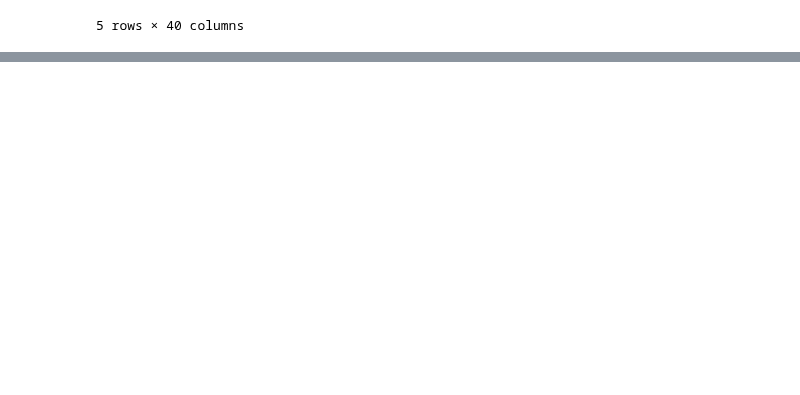
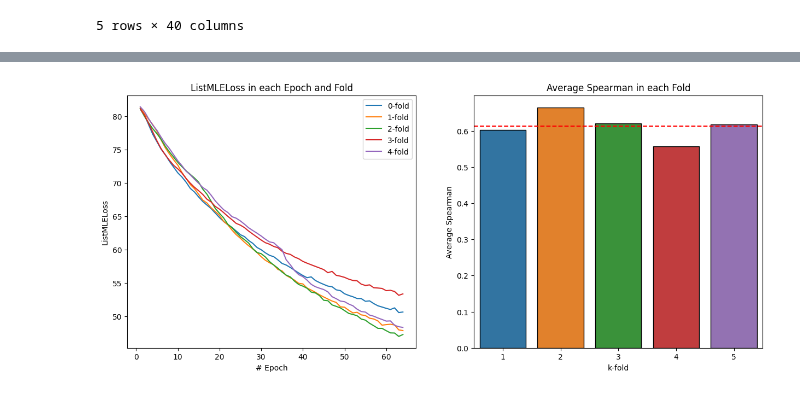
Before and after one commit to nina-prog/meta-learning-for-encoder-selection, a Jupyter notebook: notebooks/week13/week13-listwise-methods-nn-alessio.ipynb, the cells around one changed output, grey strips where cells are left out. Drawn from its saved outputs; the diff is of its cells as text; code cells hidden in the pictures; blank space fills up the shorter version.

```diff
--- a/notebooks/week13/week13-listwise-methods-nn-alessio.ipynb
+++ b/notebooks/week13/week13-listwise-methods-nn-alessio.ipynb
@@ -120,11 +138,11 @@ y_train = y_train.fillna(np.max(y_train))
 # %%
+EPOCHS: int = 64
+BATCH_SIZE: int = 2
+
 scores = []
-dummy_pipe = Pipeline([
-    ("model", ExtraTreesRegressor(random_state=43))
-])
+histories = {}
 
-for fold in cv_indices:
-    #X_train_org_tr = X_train_org.iloc[fold[0]]
+for i, fold in enumerate(cv_indices):
     X_train_org_te = X_train_org.iloc[fold[1]]
 
     X_tr = X_train.iloc[fold[0]]
@@ -132,7 +150,11 @@ for fold in cv_indices:
     y_tr = y_train.iloc[fold[0]]
     y_te = y_train.iloc[fold[1]]
 
-    y_pred = pd.DataFrame(dummy_pipe.fit(X_tr, y_tr).predict(X_te), columns=y_tr.columns, index=X_te.index)
+    model = get_model(input_dim=X_tr.shape[1], output_dim=y_tr.shape[1])
+    history = model.fit(X_tr, y_tr, epochs=EPOCHS, batch_size=BATCH_SIZE)
+    histories[f"{i}-fold"] = history
+
+    y_pred = pd.DataFrame(model.predict(X_te), columns=y_tr.columns, index=X_te.index)
 
     df_pred = pd.merge(pd.concat([X_train_org_te, y_te], axis=1).melt(id_vars=factors, value_name="rank").dropna(axis=0),
                        pd.concat([X_train_org_te, y_pred], axis=1).melt(id_vars=factors, value_name="rank_pred"),
@@ -140,7 +162,11 @@ for fold in cv_indices:
 
     rankings_test = er.get_rankings(df_pred, factors=factors, new_index=new_index, target="rank")
     rankings_pred = er.get_rankings(df_pred, factors=factors, new_index=new_index, target="rank_pred")
-    scores.append(er.average_spearman(rankings_test, rankings_pred))
 
-print(f"Average Spearman: {round(np.mean(scores), 4)} +/- {round(np.std(scores), 4)}")
+    # Custom scorer
+    avg_spearman = er.average_spearman(rankings_test, rankings_pred)
+    scores.append(avg_spearman)
+    print(f"\n AVG Spearman of Fold {i}: {avg_spearman}\n")
+
+print(f"Average Spearman: {np.mean(scores):.4f} +/- {np.std(scores):.4f}")
 # %% [output]
@@ -147,0 +190,18 @@ Average Spearman: 0.7587 +/- 0.0219
+# %%
+fig, axes = plt.subplots(nrows=1, ncols=2, figsize=(15, 6))
+for key, item in histories.items():
+    loss = item.history["loss"]
+    sns.lineplot(x=np.arange(1, EPOCHS+1), y=loss, label=key, ax=axes[0])
+axes[0].legend()
+axes[0].set_title("ListMLELoss in each Epoch and Fold")
+axes[0].set_xlabel("# Epoch")
+axes[0].set_ylabel("ListMLELoss")
+# Second plot
+sns.barplot(x=np.arange(1, len(scores)+1), y=scores, ax=axes[1], edgecolor="black")
+axes[1].set_title("Average Spearman in each Fold")
+axes[1].set_xlabel("k-fold")
+axes[1].set_ylabel("Average Spearman")
+axes[1].axhline(y=np.mean(scores), linestyle="--", color="red")
+plt.show()
+# %% [output]
+[figure, added]
```
Also changed, not shown: parts of 5 cells of this notebook.
